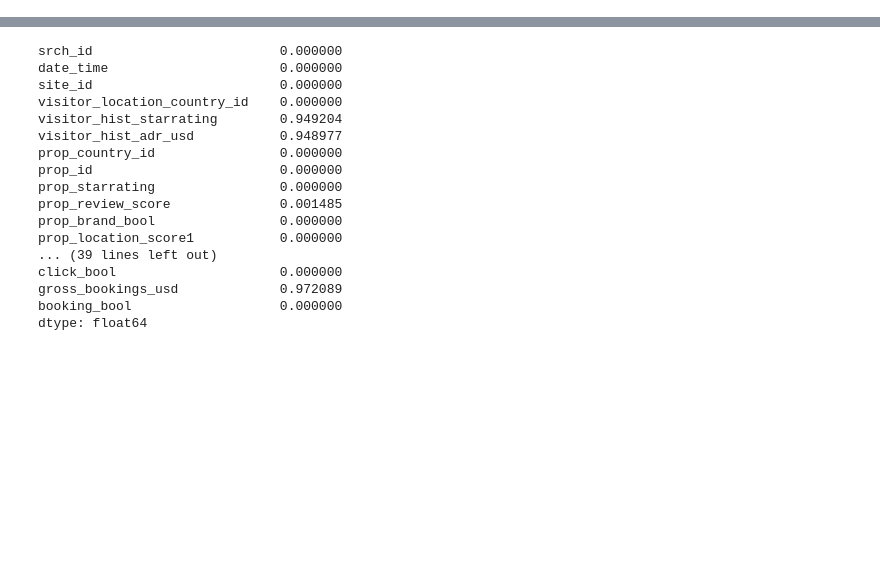
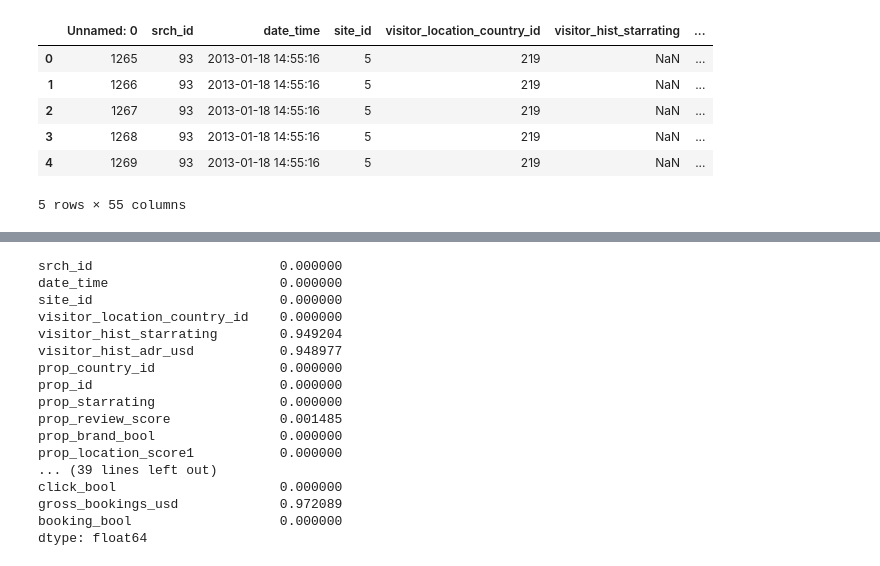
Before and after one commit to julianvanmeggelen/Expedia2TNN, a Jupyter notebook: EDA.ipynb, the cells around one changed output, grey strips where cells are left out. Saved outputs shown, nothing was run; the diff lists cells and outputs as text; code cells hidden in the pictures; blank space fills up the shorter version.

```diff
--- a/EDA.ipynb
+++ b/EDA.ipynb
@@ -7,0 +89,2 @@ df_train = pd.read_csv('training_set_VU_DM.csv')
+# %%
+df_val = pd.read_csv('./data/val_set_raw.csv')
@@ -8 +122,11 @@ df_train = pd.read_csv('training_set_VU_DM.csv')
+# %%
+df_val.head()
+# %% [output]
+|  | Unnamed: 0 | srch_id | date_time | site_id | visitor_location_country_id | visitor_hist_starrating | ... |
+| 0 | 1265 | 93 | 2013-01-18 14:55:16 | 5 | 219 | NaN | ... |
+| 1 | 1266 | 93 | 2013-01-18 14:55:16 | 5 | 219 | NaN | ... |
+| 2 | 1267 | 93 | 2013-01-18 14:55:16 | 5 | 219 | NaN | ... |
+| 3 | 1268 | 93 | 2013-01-18 14:55:16 | 5 | 219 | NaN | ... |
+| 4 | 1269 | 93 | 2013-01-18 14:55:16 | 5 | 219 | NaN | ... |
+5 rows × 55 columns
 # %%
```
Also changed, not shown: parts of 18 cells of this notebook, 5 other files.
